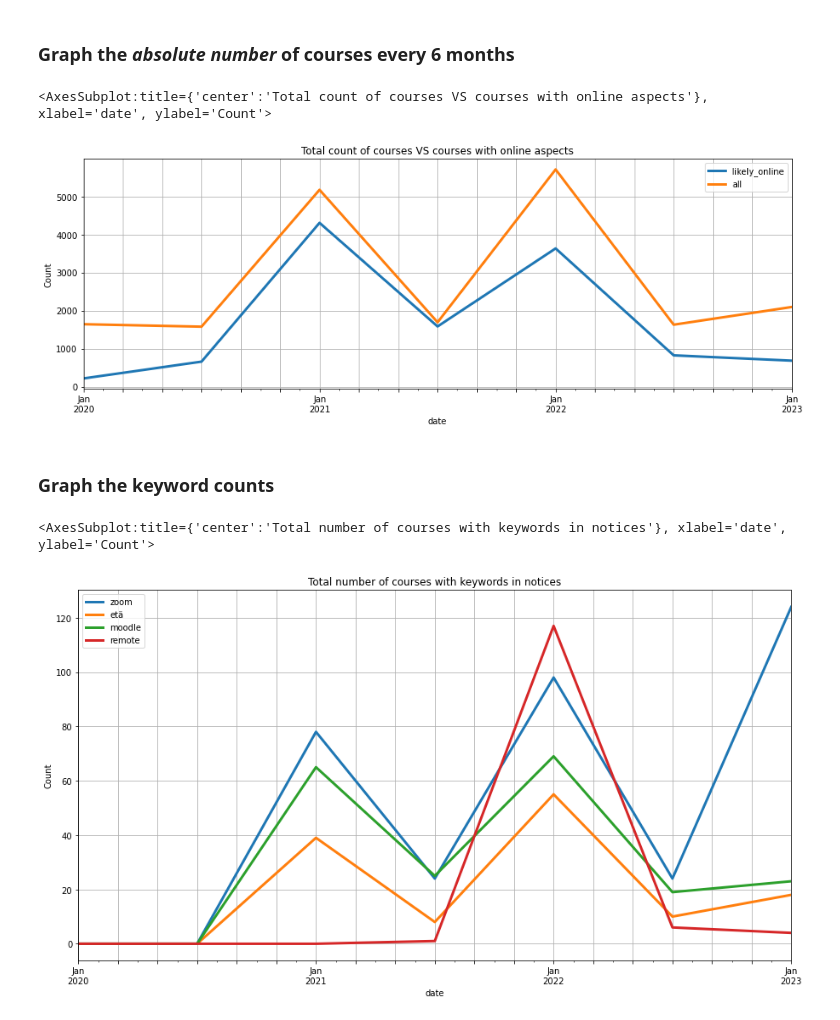
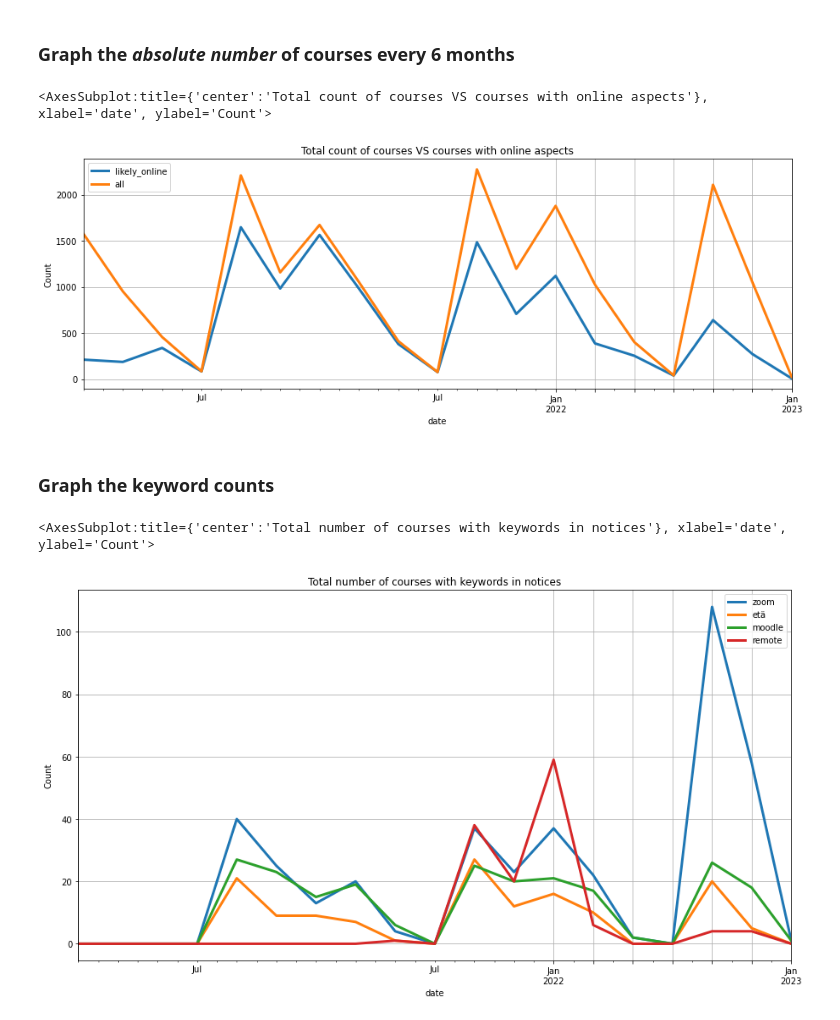
Before and after one commit to UniversityOfHelsinkiCS/sis-importer, a Jupyter notebook: scripts/remote-course-stats/remote-course-stats.ipynb, the cells around one changed output. Drawn from its saved outputs; the diff is of its cells as text; code cells hidden in the pictures.

Commit message:
Update remote-course-stats

```diff
--- a/scripts/remote-course-stats/remote-course-stats.ipynb
+++ b/scripts/remote-course-stats/remote-course-stats.ipynb
@@ -46,6 +47,7 @@ print(df.shape)
 df.index = df['id']
 df['date'] = pd.to_datetime(df['start_date'])
 df = df.loc[df['date'] > '2020-01-01']
+df['open_uni'] = df['open_uni'].map(bool)
 print(df.shape)
 write_to_csv(df.drop(['start_date', 'id'], axis=1), './initial_data.csv', column_to_clean='notices')
 # %% [output]
@@ -61,7 +63,7 @@ df['etä'] = df['notices'].str.contains(r'\setä', case=False)
 df['remote'] = df['notices'].str.contains('remote', case=False)
 df['lähi'] = df['notices'].str.contains(r'\slähi', case=False)
 df['moodle'] = df['notices'].str.contains('moodle', case=False)
-df['has_notices'] = df['notices'].str.len() > 3
+df['has_notices'] = df['notices'].str.strip().str.len() > 3
 
 df.head()
 # %% [output]
@@ -145,13 +145,20 @@ At peak around Jan 2021, over 90% of organized courses were likely online. Now i
 Please note that these are charts only rough approximates and are somewhat skewed by the 6 month bucketing.
 # %%
 is_teaching = df['type'].str.startswith('teaching')
+is_open = df['open_uni']
 
-monthly_teaching_df = df.copy()
+df0 = df.copy().loc[df['date'] > '2022-01-01']
 
-monthly_teaching_df = monthly_teaching_df.loc[is_teaching].groupby(pd.Grouper(key="date", freq="6M")).mean()
-xticks = pd.date_range(start=monthly_teaching_df.index[0], end=monthly_teaching_df.index[-1], freq='2M')
-monthly_teaching_df['likely_online'].plot(
-    figsize=(15, 5), grid=True, yticks=[x / 10 for x in range(0, 11)], xticks=xticks, linewidth=4,
-    title="Fraction of courses likely having online aspects"
-    )
+df1 = df0.loc[is_teaching].loc[~is_open].groupby(pd.Grouper(key="date", freq="2M")).mean()
+df2 = df0.loc[is_teaching].loc[is_open].groupby(pd.Grouper(key="date", freq="2M")).mean()
+xticks = pd.date_range(start=df1.index[0], end=df1.index[-1], freq='2M')
+
+df1['not open'] = df1['likely_online']
+df1['open'] = df2['likely_online']
+
+df1[['not open', 'open']].plot(
+    figsize=(18, 6), grid=True, yticks=[x / 20 for x in range(0, 21)], xticks=xticks, linewidth=4,
+    title="Fraction of open VS non-open courses likely having online aspects",
+    kind="line", legend=True, subplots=False
+)
 # %% [output]
@@ -159,0 +167,10 @@ monthly_teaching_df['likely_online'].plot(
+# %%
+df['all'] = True
+period1 = df.copy().loc[(df['date'] >= '2022-08-31') & (df['date'] <= '2022-10-21')].loc[is_teaching]
+period2 = df.copy().loc[(df['date'] >= '2022-10-22') & (df['date'] <= '2022-12-21')].loc[is_teaching]
+print("I PERIODI (alkavat 31.8-21.10)")
+print("Total: " + str(period1['all'].sum()))
+print(period1.mean() * 100)
+print("\nII PERIODI (alkavat 22.10-21.12)")
+print("Total: " + str(period2['all'].sum()))
+print(period2.mean() * 100)
@@ -160,16 +195,16 @@ monthly_teaching_df['likely_online'].plot(
 # %% [markdown]
 ### Graph the _absolute number_ of courses every 6 months
 # %%
-monthly_teaching_df = df.copy()
-monthly_teaching_df['all'] = True
-monthly_teaching_df = monthly_teaching_df.loc[is_teaching].groupby(pd.Grouper(key="date", freq="6M")).sum()
+monthly_teaching_df = df.copy().loc[~df["open_uni"]]
+
+monthly_teaching_df = monthly_teaching_df.loc[is_teaching].groupby(pd.Grouper(key="date", freq="2M")).sum()
 monthly_teaching_df[['likely_online', 'all']].plot(
     figsize=(15, 5), grid=True, xticks=xticks, linewidth=3, ylabel="Count",
     title="Total count of courses VS courses with online aspects"
     )
 # %% [output]
 <AxesSubplot:title={'center':'Total count of courses VS courses with online aspects'}, xlabel='date', ylabel='Count'>
-[figure, old version]
+[figure, new version]
 # %% [markdown]
 ### Graph the keyword counts
 # %%
@@ -179,6 +214,6 @@ monthly_teaching_df[['zoom', 'etä', 'moodle', 'remote']].plot(
     )
 # %% [output]
 <AxesSubplot:title={'center':'Total number of courses with keywords in notices'}, xlabel='date', ylabel='Count'>
-[figure, old version]
+[figure, new version]
 # %%
 monthly_teaching_df = df.copy()
```
Also changed, not shown: parts of 12 cells of this notebook, 1 other file.
